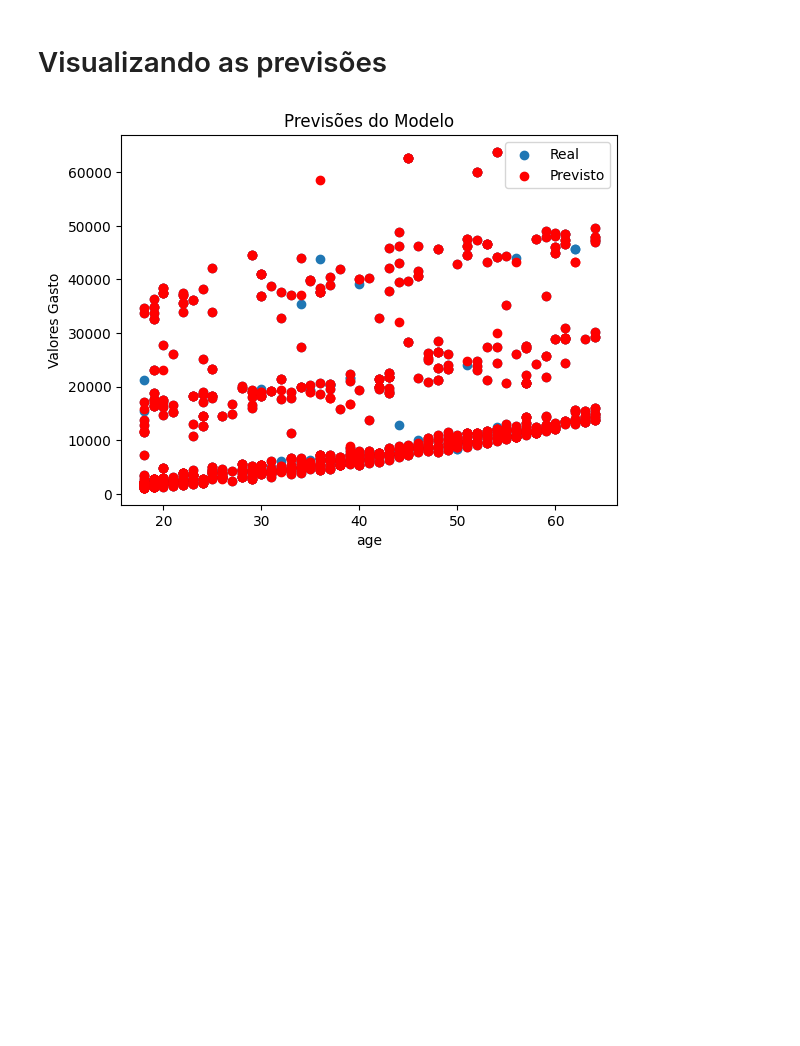
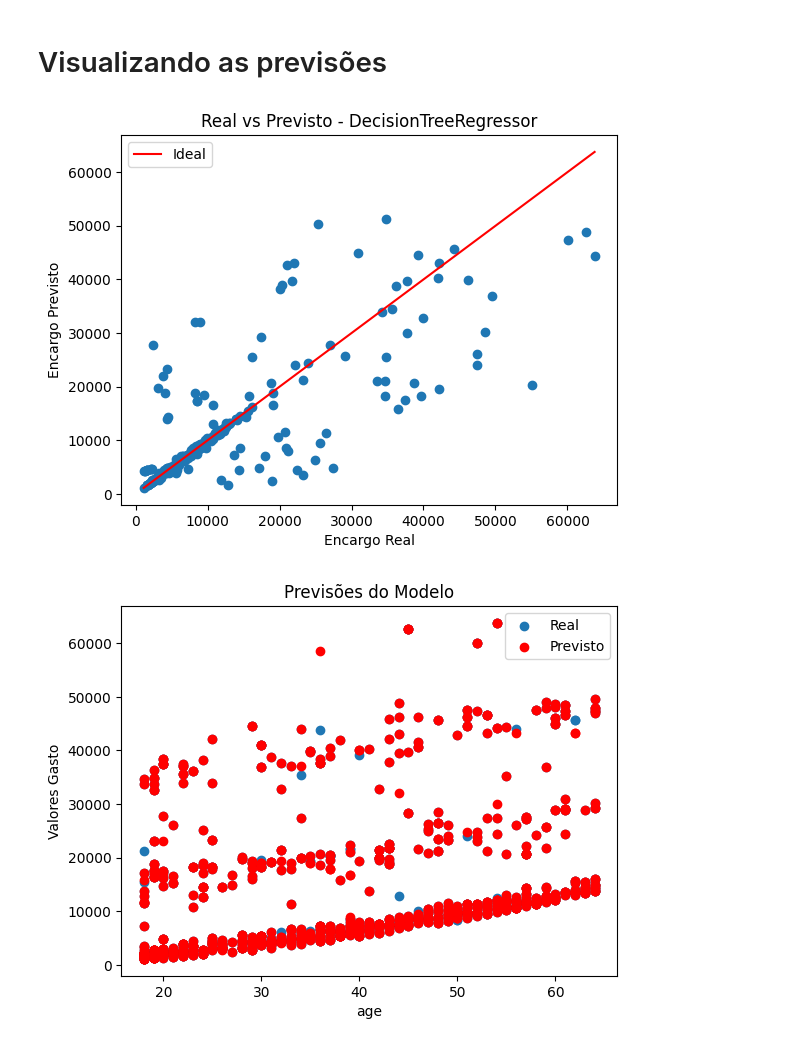
Before and after one commit to lcaffe/tech-challenge, a Jupyter notebook: tech_challenge.ipynb, the cells around one changed output. Cells and saved outputs as stored; diff of their text form; code cells hidden in the pictures; blank space fills up the shorter version.

```diff
--- a/tech_challenge.ipynb
+++ b/tech_challenge.ipynb
@@ -665,6 +668,10 @@ Com o modelo  **DecisionTreeRegressor** , usamos a primeiro a informação 'bmi'
 O **score** nos dá uma visão da precisão média da floresta aleatória nos dados
 # %% [markdown]
 # Visualizando as previsões
+# %%
+plt_real_previsto(y_test, y_predito, dt)
+# %% [output]
+[figure, added]
 # %%
 feature = 'age'
 
```
Also changed, not shown: parts of 5 cells of this notebook.
